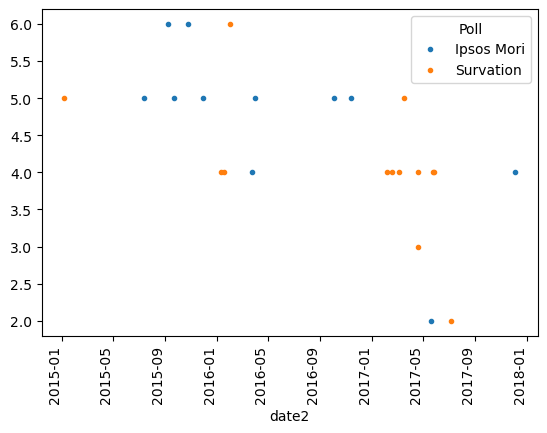
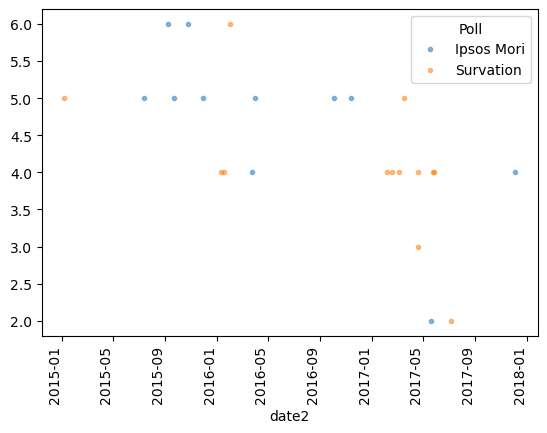
Unified diff of the notebook cell whose output changed from the first chart to the second:
--- before
+++ after
@@ -8,5 +8,5 @@
  .dropna(axis='rows',how='all')
  #.interpolate()
- .plot(rot=90,marker='.',ls='')
+ .plot(rot=90,marker='.',ls='',alpha=0.5)
  #.legend(loc='center left',bbox_to_anchor=(1.1, 0.5))
 )

Commit: effect of irregular sampling and interpolation